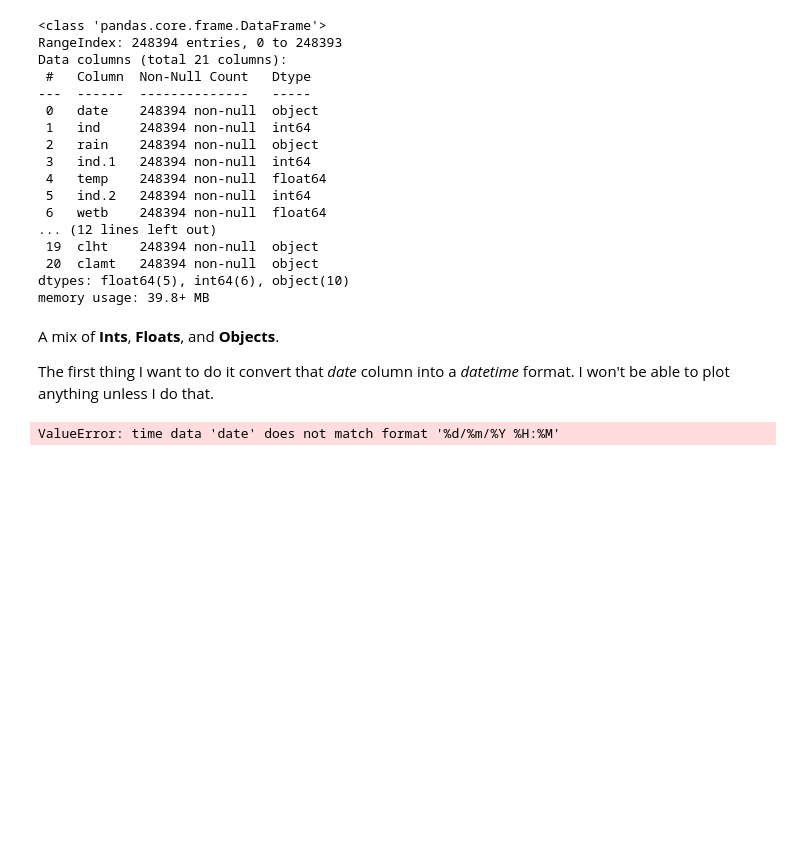
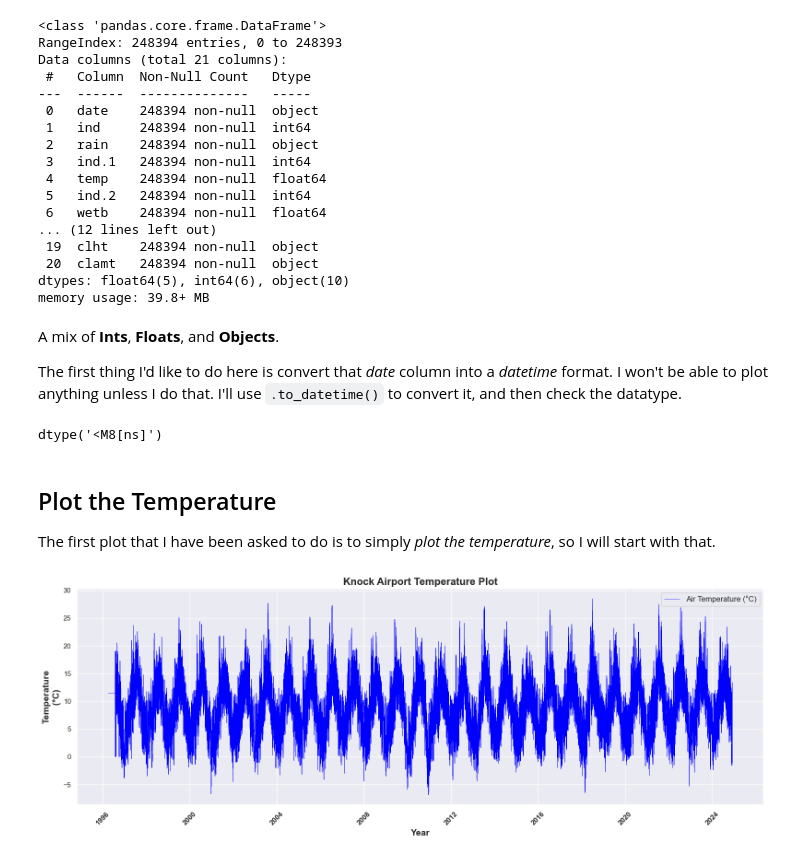
Before and after one commit to JBnkn/4369-programming-for-data-analytics, a Jupyter notebook: Assignments/assignment_6_Weather.ipynb, the cells around one changed output. Saved outputs shown, nothing was run; the diff lists cells and outputs as text; code cells hidden in the pictures; blank space fills up the shorter version.

Commit message:
Assignment 6 - work on temp plot

```diff
--- a/Assignments/assignment_6_Weather.ipynb
+++ b/Assignments/assignment_6_Weather.ipynb
@@ -54,8 +54,34 @@ memory usage: 39.8+ MB
 # %% [markdown]
 A mix of **Ints**, **Floats**, and **Objects**.
 
-The first thing I want to do it convert that *date* column into a *datetime* format. I won't be able to plot anything unless I do that.
+The first thing I'd like to do here is convert that *date* column into a *datetime* format. I won't be able to plot anything unless I do that. I'll use <code>.to_datetime()</code> to convert it, and then check the datatype.
-# %%
-date_objects = [datetime.strptime(date, '%d/%m/%Y %H:%M') for date in df]
-# %% [output]
-ValueError: time data 'date' does not match format '%d/%m/%Y %H:%M'
+# %%
+df['date'] = pd.to_datetime(df['date'], format='%d-%b-%Y %H:%M')
+
+df['date'].dtype
+# %% [output]
+dtype('<M8[ns]')
+# %% [markdown]
+## Plot the Temperature
+The first plot that I have been asked to do is to simply *plot the temperature*, so I will start with that.
+# %%
+# extract the required columns as time and temp
+time = df['date']
+temp = df['temp']
+
+# plot the data
+plt.figure(figsize=(16, 6))
+plt.plot(time, temp, label='Air Temperature (°C)', color='blue', linewidth=0.5)
+
+# customize the plot
+plt.title('Knock Airport Temperature Plot', fontsize=16, weight='bold')
+plt.xlabel('Year', fontsize=14, weight='bold')
+plt.ylabel('Temperature\n(°C)', fontsize=14, weight='bold')
+plt.legend(fontsize=12)
+plt.xticks(rotation=45, weight='bold')
+
+# show the plot
+plt.tight_layout()
+plt.show()
+# %% [output]
+[figure, added]
```
